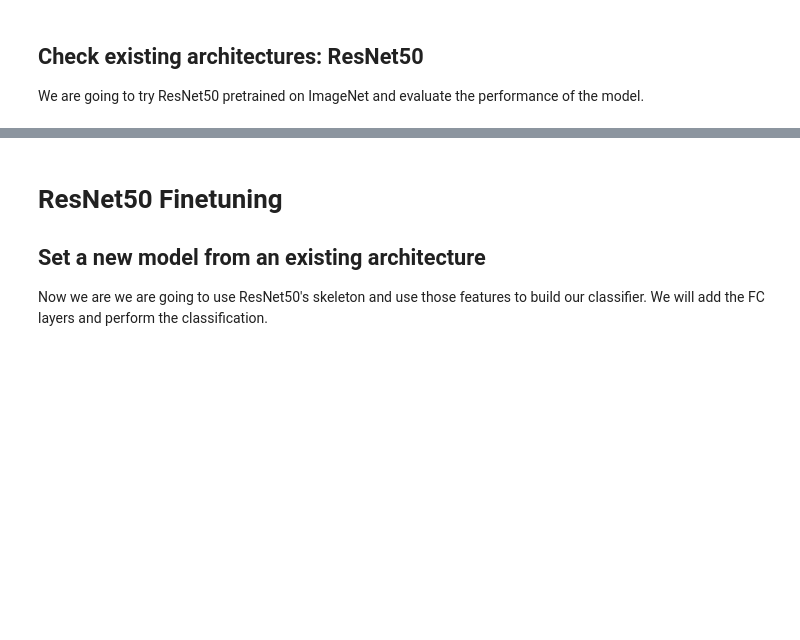
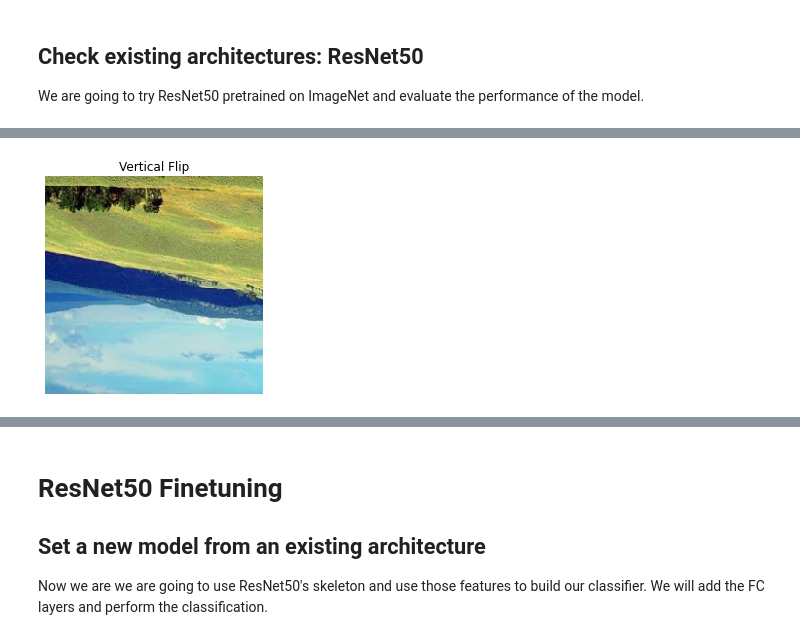
Before and after one commit to Yusepp/M3-CV, a Jupyter notebook: P3/week4_code_marcos.ipynb, the cells around one changed output, grey strips where cells are left out. Saved outputs shown, nothing was run; the diff lists cells and outputs as text; code cells hidden in the pictures; blank space fills up the shorter version.

```diff
--- a/P3/week4_code_marcos.ipynb
+++ b/P3/week4_code_marcos.ipynb
@@ -161,0 +181,9 @@ Real: inside_city
+# %%
+flippedv = tf.image.flip_up_down(img)
+
+plt.title('Vertical Flip')
+plt.imshow(flippedv)
+plt.axis('off')
+plt.show()
+# %% [output]
+[figure, added]
```
Also changed, not shown: parts of 16 cells of this notebook.
